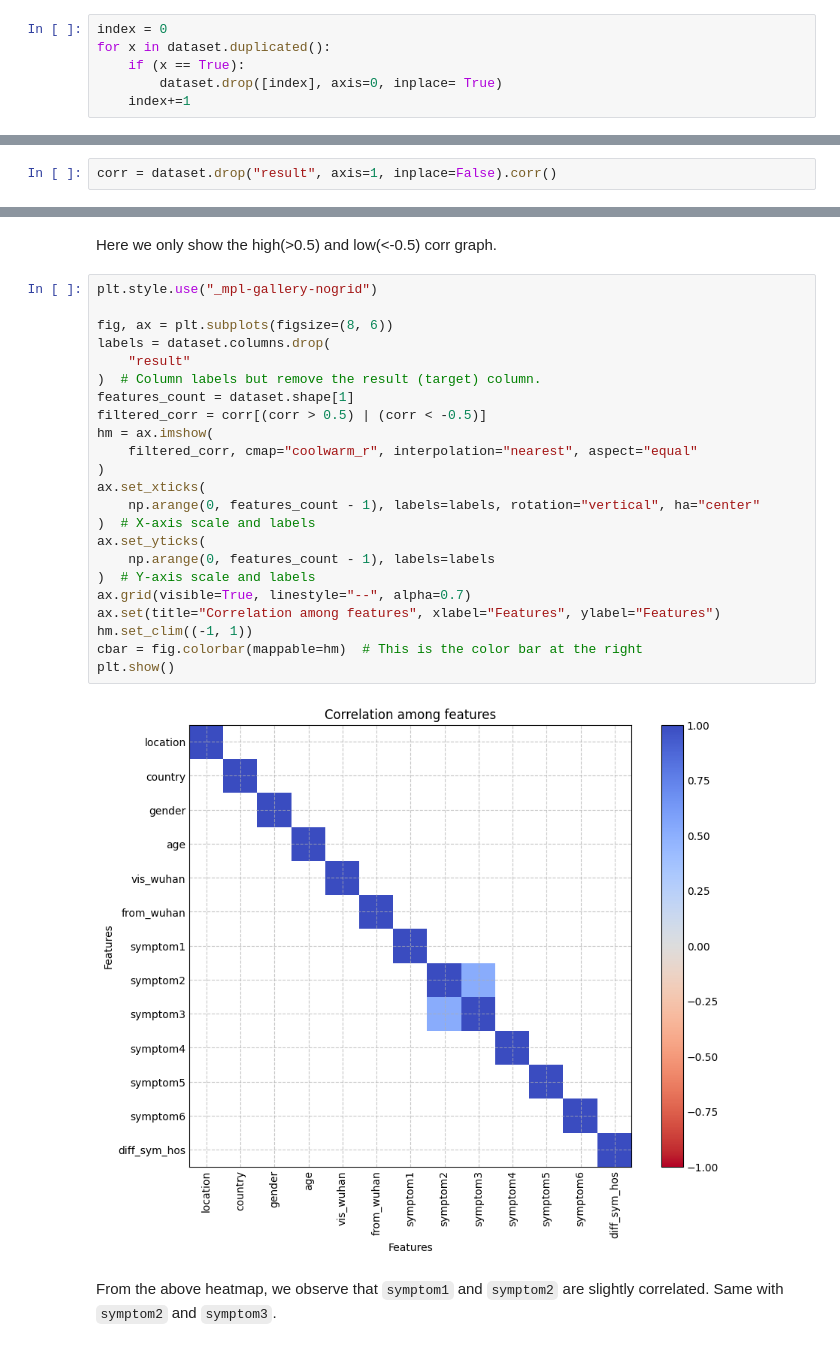
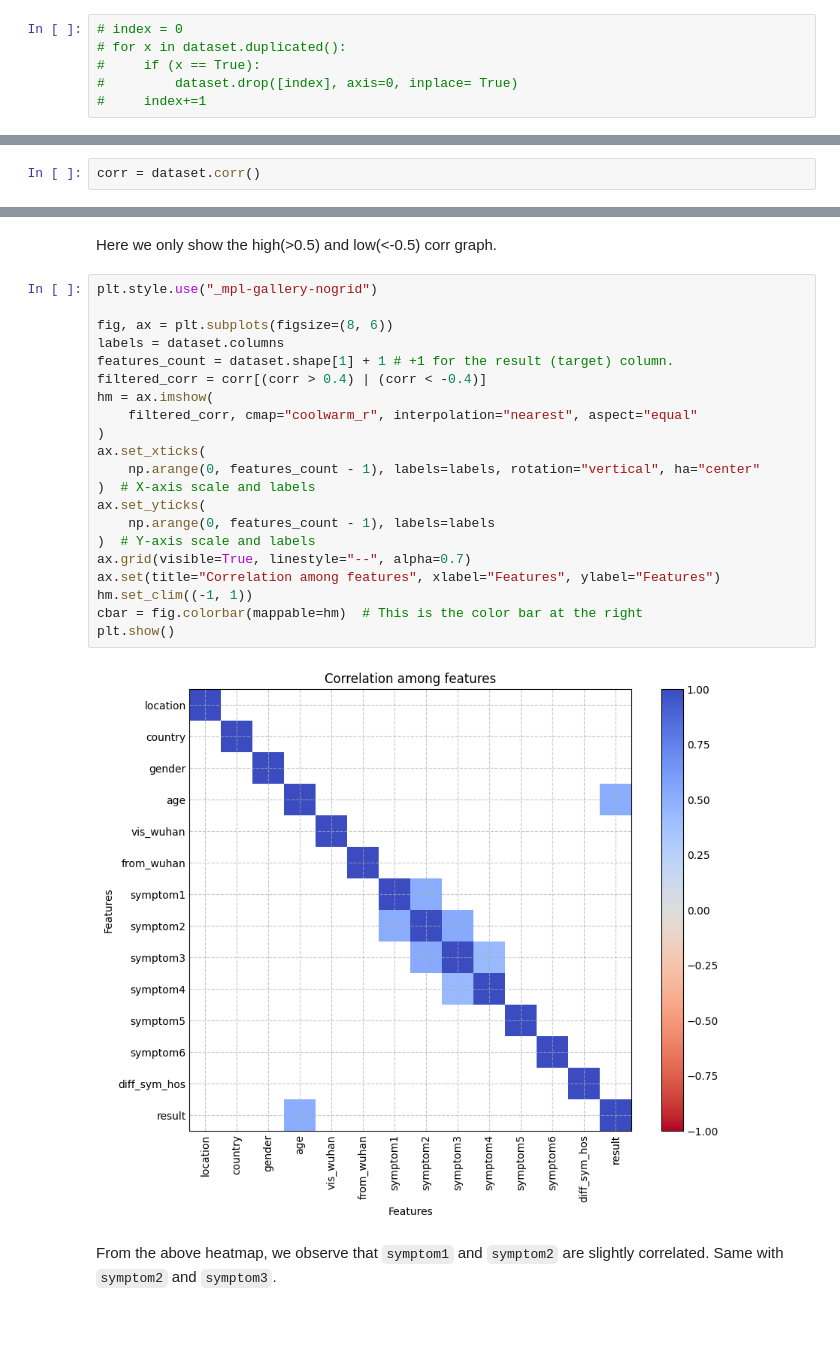
Before and after one commit to k0T0z/COVID-19-outcome-classification, a Jupyter notebook: COVID19_outcome_classifier.ipynb, the cells around one changed output, grey strips where cells are left out. Saved outputs shown, nothing was run; the diff lists cells and outputs as text.

```diff
--- a/COVID19_outcome_classifier.ipynb
+++ b/COVID19_outcome_classifier.ipynb
@@ -117,9 +112,9 @@ We have 168 rows that are duplicates. Let's drop them.
 # %%
-index = 0
-for x in dataset.duplicated():
-    if (x == True):
-        dataset.drop([index], axis=0, inplace= True)
-    index+=1
+# index = 0
+# for x in dataset.duplicated():
+#     if (x == True):
+#         dataset.drop([index], axis=0, inplace= True)
+#     index+=1
 # %% [markdown]
 Let's view the duplicate rows again to make sure they are dropped.
 # %%
@@ -306,7 +299,7 @@ Will return:
 # %% [markdown]
 We drop the target column to view the correlations between the features BUT we set `inplace` to False so that the original dataset is not affected.
 # %%
-corr = dataset.drop("result", axis=1, inplace=False).corr()
+corr = dataset.corr()
 # %% [markdown]
 #### Let's draw the heatmap.
 # %% [markdown]
@@ -314,28 +307,26 @@ Here we only show the high(>0.5) and low(<-0.5) corr graph.
 # %%
 plt.style.use("_mpl-gallery-nogrid")
 
 fig, ax = plt.subplots(figsize=(8, 6))
-labels = dataset.columns.drop(
-    "result"
-)  # Column labels but remove the result (target) column.
-features_count = dataset.shape[1]
-filtered_corr = corr[(corr > 0.5) | (corr < -0.5)]
+labels = dataset.columns
+features_count = dataset.shape[1] + 1 # +1 for the result (target) column.
+filtered_corr = corr[(corr > 0.4) | (corr < -0.4)]
 hm = ax.imshow(
     filtered_corr, cmap="coolwarm_r", interpolation="nearest", aspect="equal"
 )
 ax.set_xticks(
     np.arange(0, features_count - 1), labels=labels, rotation="vertical", ha="center"
 )  # X-axis scale and labels
 ax.set_yticks(
     np.arange(0, features_count - 1), labels=labels
 )  # Y-axis scale and labels
 ax.grid(visible=True, linestyle="--", alpha=0.7)
 ax.set(title="Correlation among features", xlabel="Features", ylabel="Features")
 hm.set_clim((-1, 1))
 cbar = fig.colorbar(mappable=hm)  # This is the color bar at the right
 plt.show()
 # %% [output]
-[figure, old version]
+[figure, new version]
 # %% [markdown]
 From the above heatmap, we observe that `symptom1` and `symptom2` are slightly correlated. Same with `symptom2` and `symptom3`.
 # %% [markdown]
```
Also changed, not shown: parts of 37 cells of this notebook, 1 other file.
